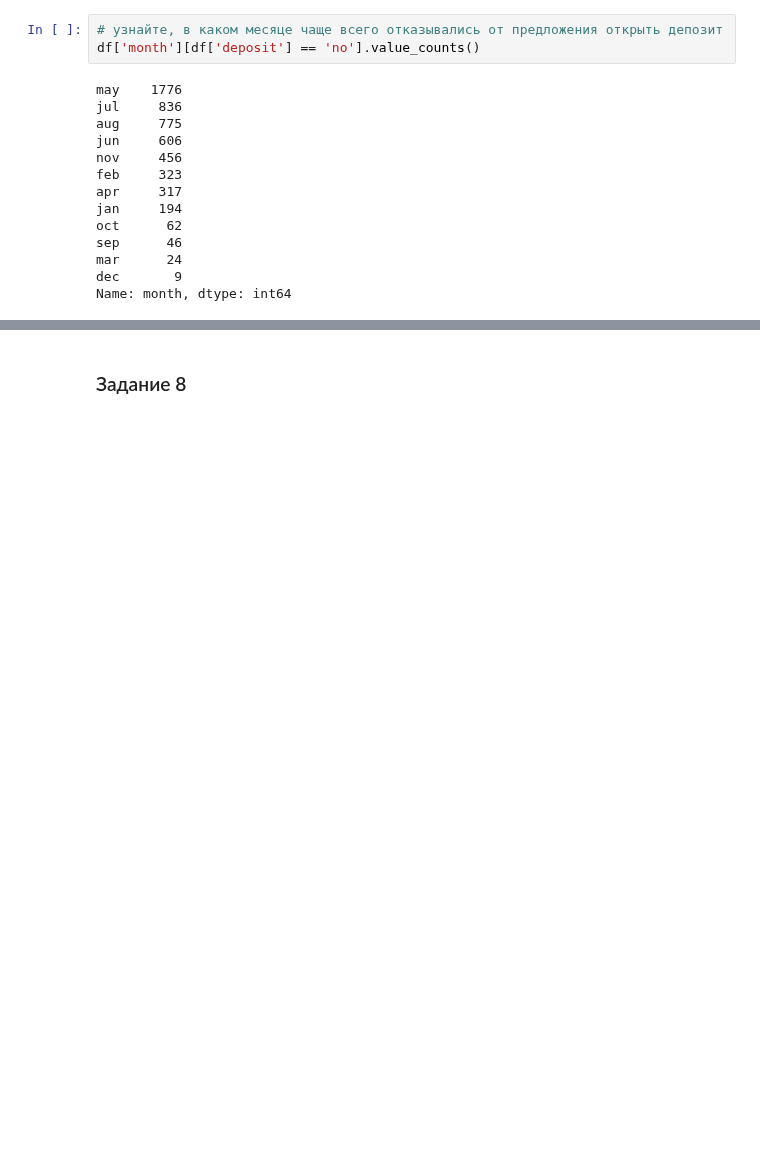
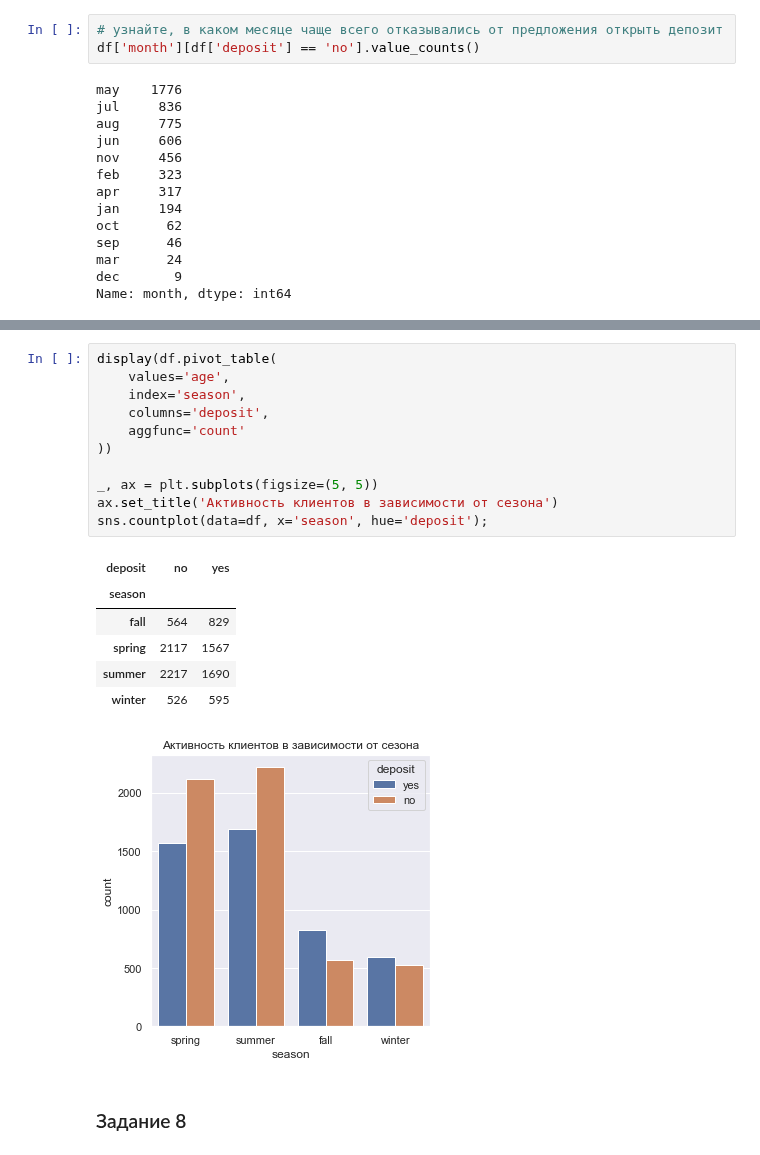
Before and after one commit to hoittoken/Python, a Jupyter notebook: Py/project_4/Project_4_ML.ipynb, the cells around one changed output, grey strips where cells are left out. Saved outputs shown, nothing was run; the diff lists cells and outputs as text; blank space fills up the shorter version.

```diff
--- a/Py/project_4/Project_4_ML.ipynb
+++ b/Py/project_4/Project_4_ML.ipynb
@@ -195,3 +226,22 @@ Name: month, dtype: int64
+# %%
+display(df.pivot_table(
+    values='age',
+    index='season',
+    columns='deposit',
+    aggfunc='count'
+))
+
+_, ax = plt.subplots(figsize=(5, 5))
+ax.set_title('Активность клиентов в зависимости от сезона')
+sns.countplot(data=df, x='season', hue='deposit');
+# %% [output]
+| deposit | no | yes |
+| season |  |  |
+| fall | 564 | 829 |
+| spring | 2117 | 1567 |
+| summer | 2217 | 1690 |
+| winter | 526 | 595 |
+[figure, added]
 # %% [markdown]
 ### Задание 8
 # %%
```
Also changed, not shown: parts of 23 cells of this notebook.
